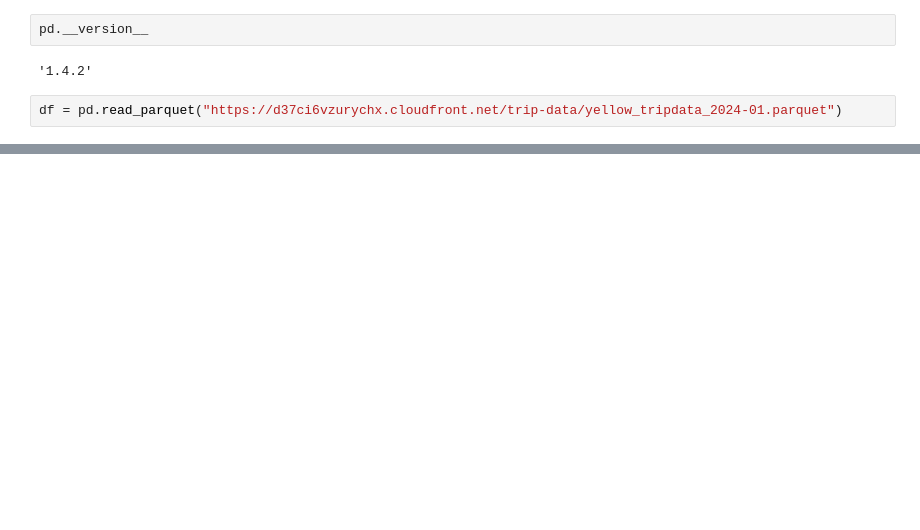
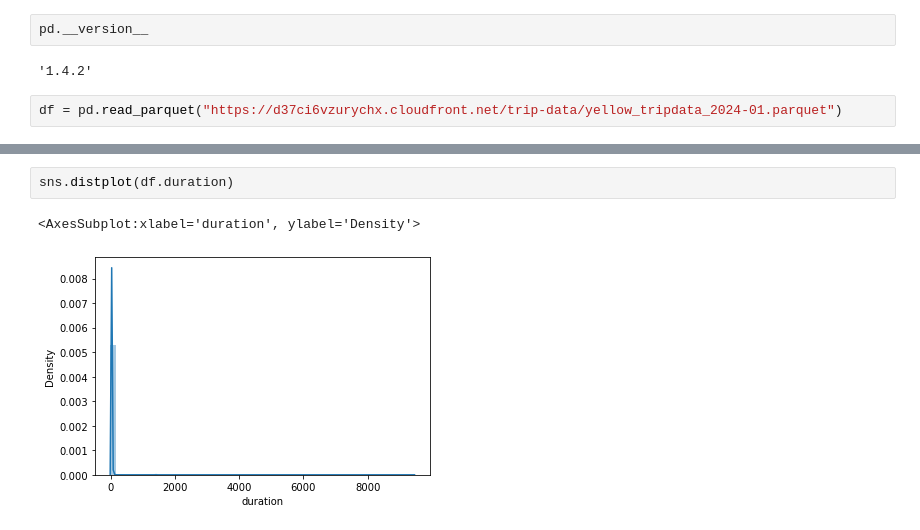
Before and after one commit to TroyaCh/MLOps, a Jupyter notebook: 01-intro/homework.ipynb, the cells around one changed output, grey strips where cells are left out. Saved outputs shown, nothing was run; the diff lists cells and outputs as text; blank space fills up the shorter version.

```diff
--- a/01-intro/homework.ipynb
+++ b/01-intro/homework.ipynb
@@ -19,0 +43,5 @@ import sklearn
+# %%
+sns.distplot(df.duration)
+# %% [output]
+<AxesSubplot:xlabel='duration', ylabel='Density'>
+[figure, added]
```
Also changed, not shown: parts of 15 cells of this notebook.
